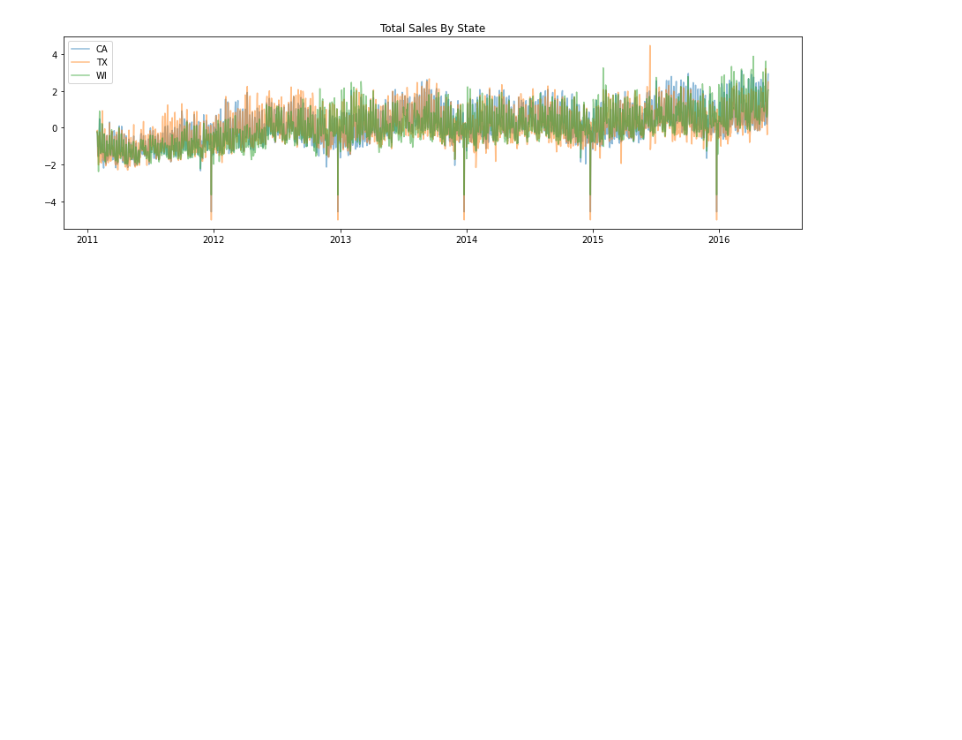
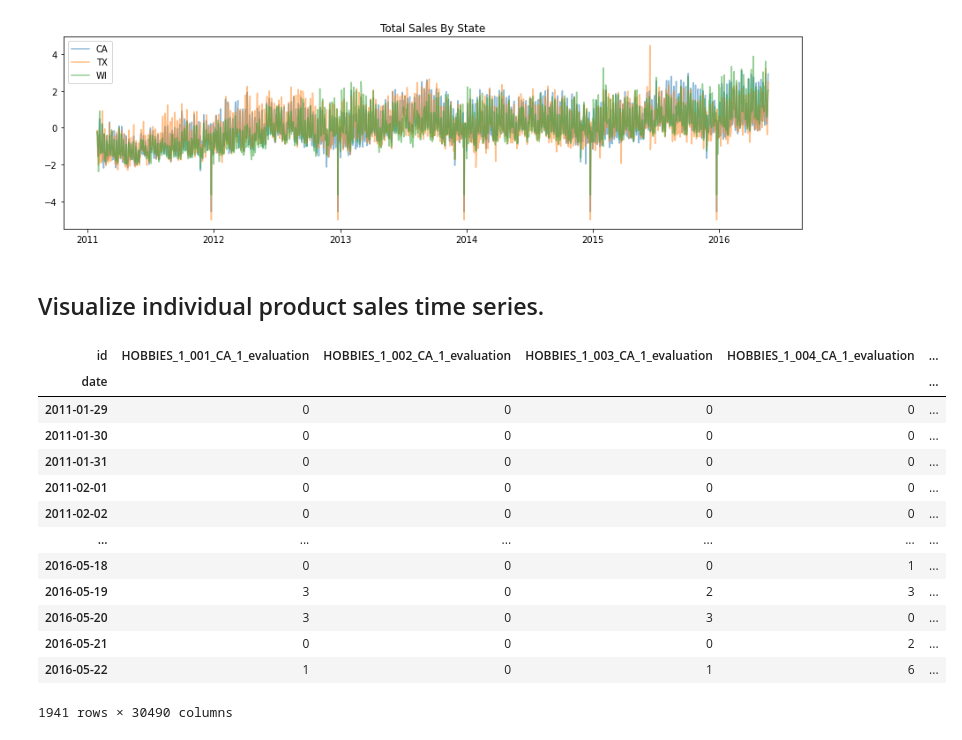
Before and after one commit to VectorInstitute/forecasting-with-dl, a Jupyter notebook: datasets/m5/load_m5_dataset.ipynb, the cells around one changed output. Saved outputs shown, nothing was run; the diff lists cells and outputs as text; code cells hidden in the pictures; blank space fills up the shorter version.

```diff
--- a/datasets/m5/load_m5_dataset.ipynb
+++ b/datasets/m5/load_m5_dataset.ipynb
@@ -198,3 +198,26 @@ plt.title("Total Sales By State")
 # %% [output]
 Text(0.5, 1.0, 'Total Sales By State')
 [figure]
+# %% [markdown]
+## Visualize individual product sales time series.
+# %%
+product_sales = train[ts_cols].T
+product_sales['date'] = calendar[['d', 'date']].set_index('d')['date']
+product_sales = product_sales.set_index('date')
+product_sales.index = pd.DatetimeIndex(product_sales.index)
+product_sales
+# %% [output]
+| id | HOBBIES_1_001_CA_1_evaluation | HOBBIES_1_002_CA_1_evaluation | HOBBIES_1_003_CA_1_evaluation | HOBBIES_1_004_CA_1_evaluation | ... |
+| date |  |  |  |  | ... |
+| 2011-01-29 | 0 | 0 | 0 | 0 | ... |
+| 2011-01-30 | 0 | 0 | 0 | 0 | ... |
+| 2011-01-31 | 0 | 0 | 0 | 0 | ... |
+| 2011-02-01 | 0 | 0 | 0 | 0 | ... |
+| 2011-02-02 | 0 | 0 | 0 | 0 | ... |
+| ... | ... | ... | ... | ... | ... |
+| 2016-05-18 | 0 | 0 | 0 | 1 | ... |
+| 2016-05-19 | 3 | 0 | 2 | 3 | ... |
+| 2016-05-20 | 3 | 0 | 3 | 0 | ... |
+| 2016-05-21 | 0 | 0 | 0 | 2 | ... |
+| 2016-05-22 | 1 | 0 | 1 | 6 | ... |
+1941 rows × 30490 columns
```
Also changed, not shown: parts of 3 cells of this notebook.
